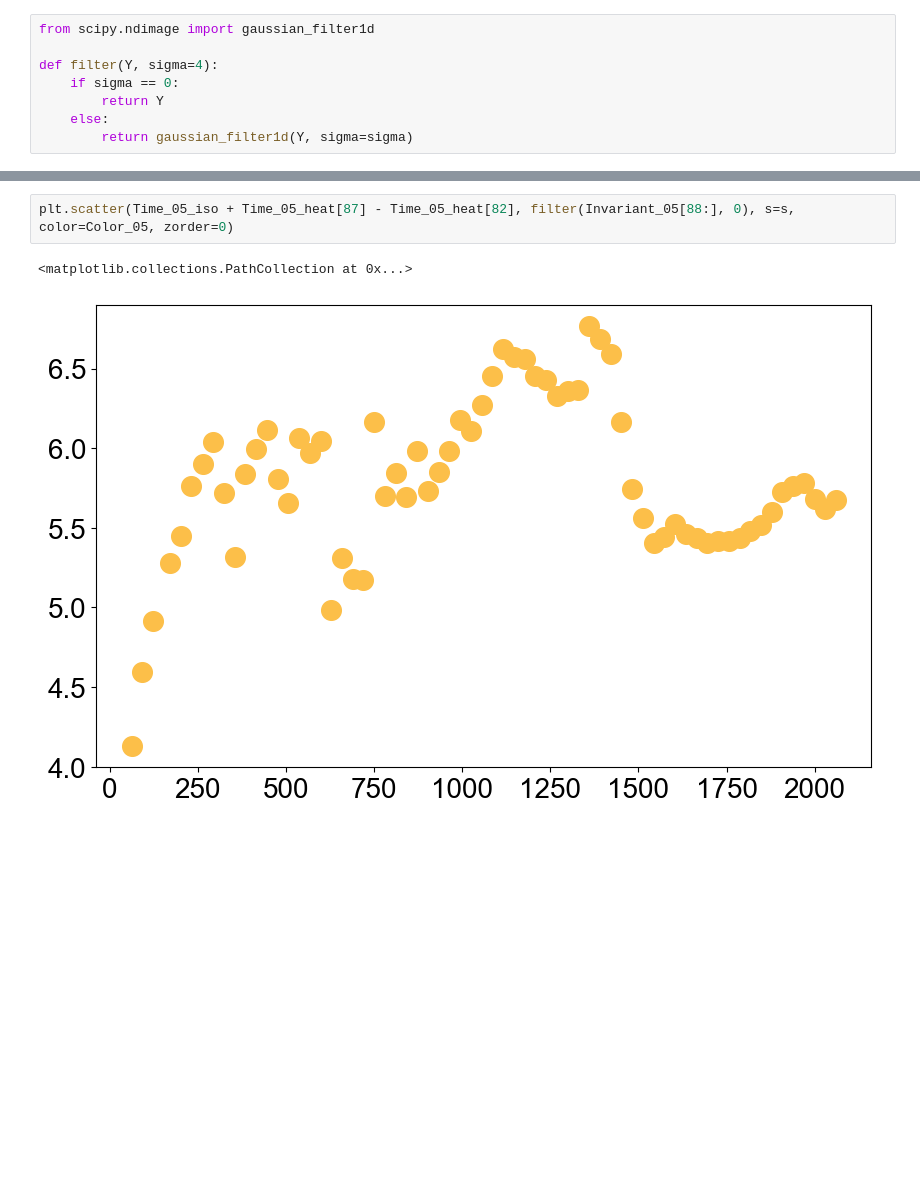
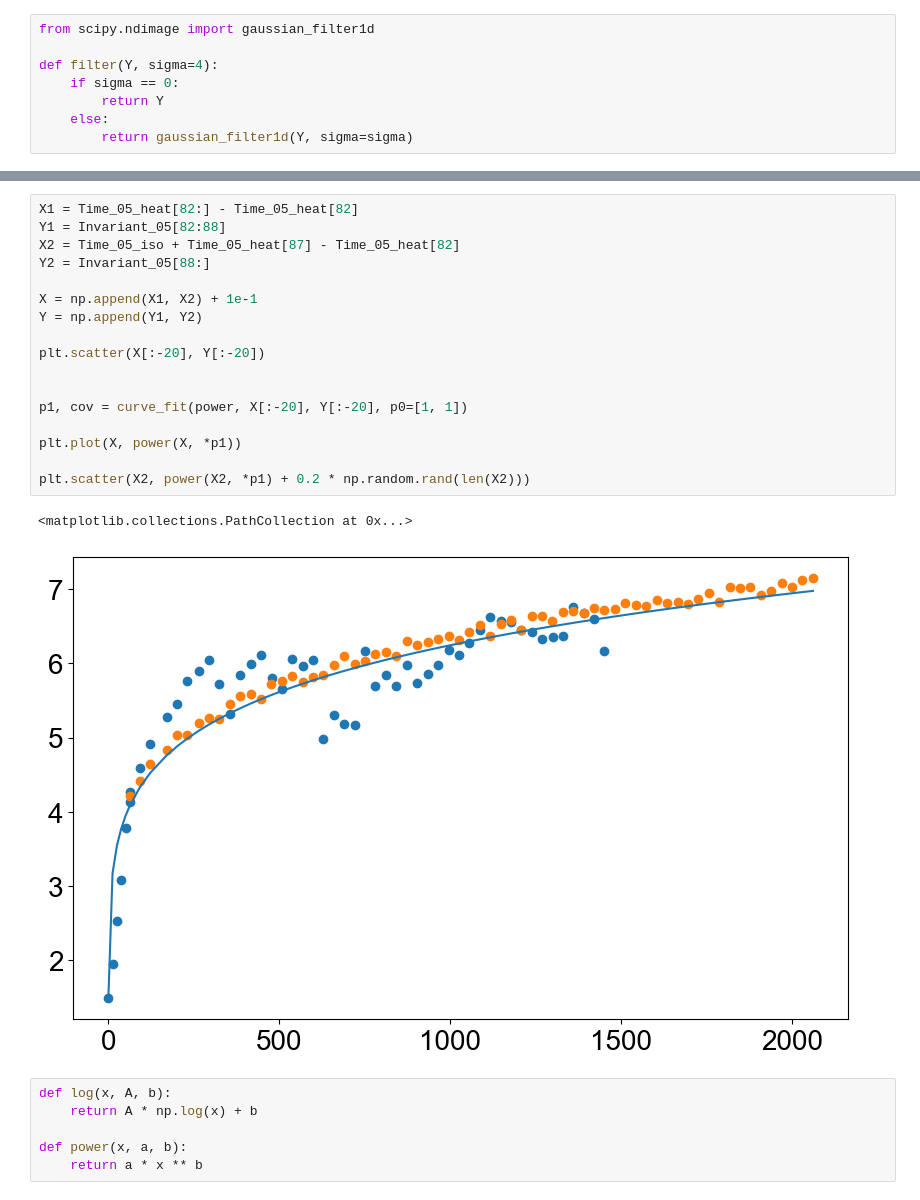
Before and after one commit to Akmalumarov/X_Ray_Scattering_Analysis, a Jupyter notebook: projects/Nanoparticles/Cu_Nps_Anokhin/Cu_NPs_clean.ipynb, the cells around one changed output, grey strips where cells are left out. Cells and saved outputs as stored; diff of their text form; blank space fills up the shorter version.

```diff
--- a/projects/Nanoparticles/Cu_Nps_Anokhin/Cu_NPs_clean.ipynb
+++ b/projects/Nanoparticles/Cu_Nps_Anokhin/Cu_NPs_clean.ipynb
@@ -628,5 +701,26 @@ plt.savefig(r'E:\Nps Cu\Figures\Fig2.png', dpi=300, bbox_inches='tight', transpa
-# %%
-plt.scatter(Time_05_iso + Time_05_heat[87] - Time_05_heat[82], filter(Invariant_05[88:], 0), s=s, color=Color_05, zorder=0)
-# %% [output]
-<matplotlib.collections.PathCollection at 0x...>
-[figure, removed]
+# %%
+X1 = Time_05_heat[82:] - Time_05_heat[82]
+Y1 = Invariant_05[82:88]
+X2 = Time_05_iso + Time_05_heat[87] - Time_05_heat[82]
+Y2 = Invariant_05[88:]
+
+X = np.append(X1, X2) + 1e-1
+Y = np.append(Y1, Y2)
+
+plt.scatter(X[:-20], Y[:-20])
+
+
+p1, cov = curve_fit(power, X[:-20], Y[:-20], p0=[1, 1])
+
+plt.plot(X, power(X, *p1))
+
+plt.scatter(X2, power(X2, *p1) + 0.2 * np.random.rand(len(X2)))
+# %% [output]
+<matplotlib.collections.PathCollection at 0x...>
+[figure, added]
+# %%
+def log(x, A, b):
+    return A * np.log(x) + b
+
+def power(x, a, b):
+    return a * x ** b
```
Also changed, not shown: parts of 9 cells of this notebook, 6 other files.
